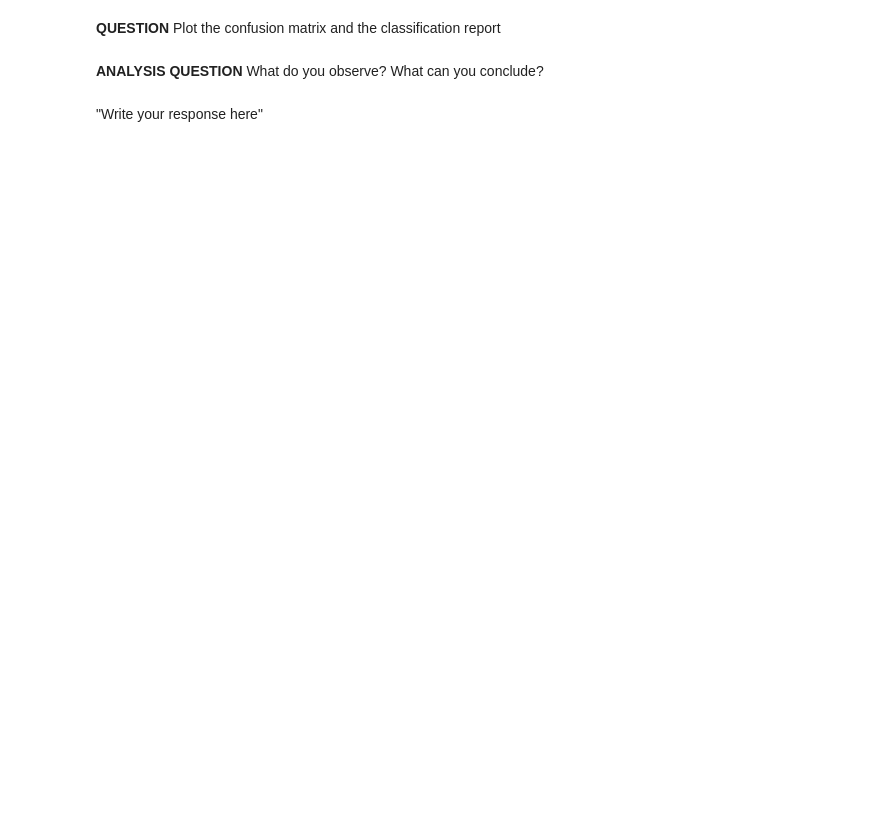
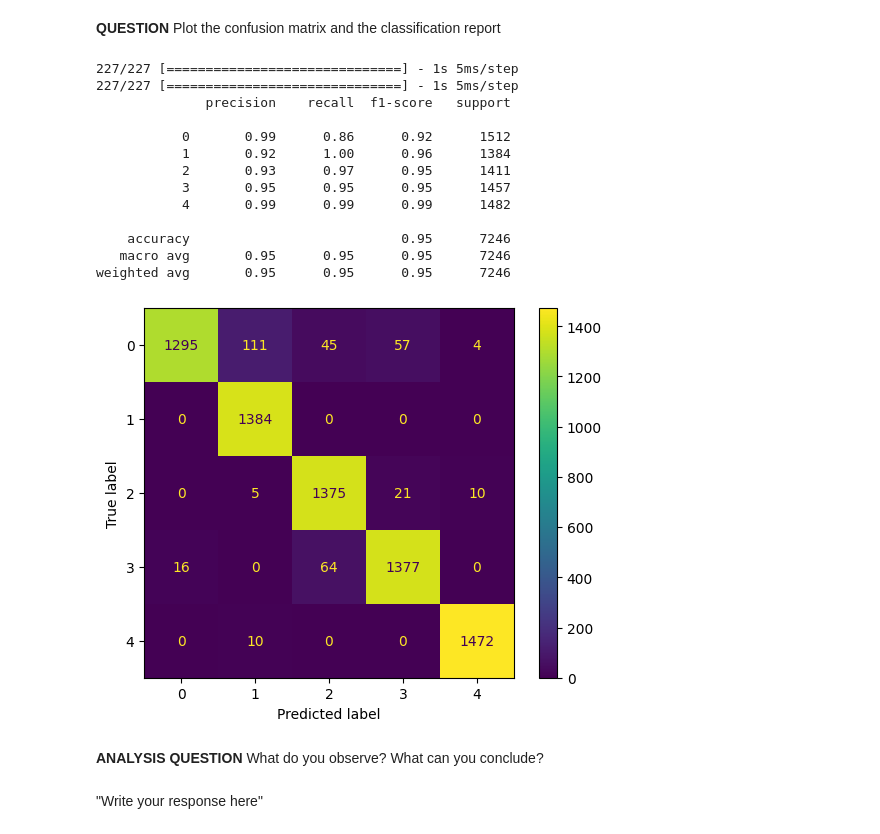
Before and after one commit to mauremathieu/TP_IA_EMBARQUEE, a Jupyter notebook: TP_IA_EMBARQUEE.ipynb, the cells around one changed output. Drawn from its saved outputs; the diff is of its cells as text; code cells hidden in the pictures; blank space fills up the shorter version.

```diff
--- a/TP_IA_EMBARQUEE.ipynb
+++ b/TP_IA_EMBARQUEE.ipynb
@@ -444,0 +460,13 @@ NameError: name 'X_train_resampled' is not defined
+# %%
+inputs = tf.keras.Input(shape=(X_train.shape[1],))
+x = tf.keras.layers.Dense(256, activation='relu')(inputs)
+x = tf.keras.layers.Dropout(0.2)(x)  # Dropout layer
+x = tf.keras.layers.Dense(128, activation='relu')(x)
+x = tf.keras.layers.Dropout(0.2)(x)
+x = tf.keras.layers.Dense(64, activation='relu')(x)
+x = tf.keras.layers.Dropout(0.2)(x)
+outputs = Dense(5, activation='softmax')(x)
+
+my_model_mlp = tf.keras.Model(inputs, outputs, name = 'my_model_mlp')
+my_model_mlp.summary()
+my_model_mlp.compile(optimizer='adam', loss='categorical_crossentropy', metrics=['accuracy'])
@@ -447,5 +556,25 @@ NameError: name 'X_train_resampled' is not defined
 # %% [markdown]
 **QUESTION** Plot the confusion matrix and the classification report
+# %%
+disp = ConfusionMatrixDisplay(confusion_matrix(Y_test.argmax(axis=1), my_model_mlp.predict(X_test).argmax(axis=1)))
+disp.plot()
+report = classification_report(Y_test.argmax(axis=1), my_model_mlp.predict(X_test).argmax(axis=1))
+print(report)
+# %% [output]
+227/227 [==============================] - 1s 5ms/step
+227/227 [==============================] - 1s 5ms/step
+              precision    recall  f1-score   support
+
+           0       0.99      0.86      0.92      1512
+           1       0.92      1.00      0.96      1384
+           2       0.93      0.97      0.95      1411
+           3       0.95      0.95      0.95      1457
+           4       0.99      0.99      0.99      1482
+
+    accuracy                           0.95      7246
+   macro avg       0.95      0.95      0.95      7246
+weighted avg       0.95      0.95      0.95      7246
+[figure, added]
 # %% [markdown]
 **ANALYSIS QUESTION** What do you observe? What can you conclude?
 # %% [markdown]
```
Also changed, not shown: parts of 8 cells of this notebook.
